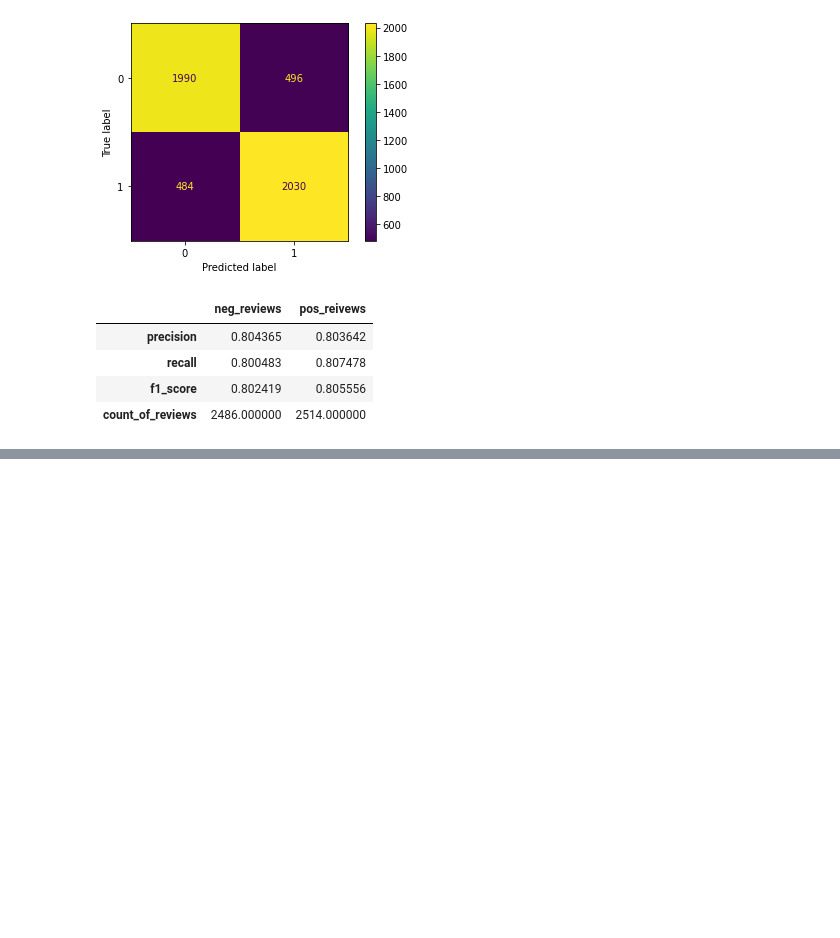
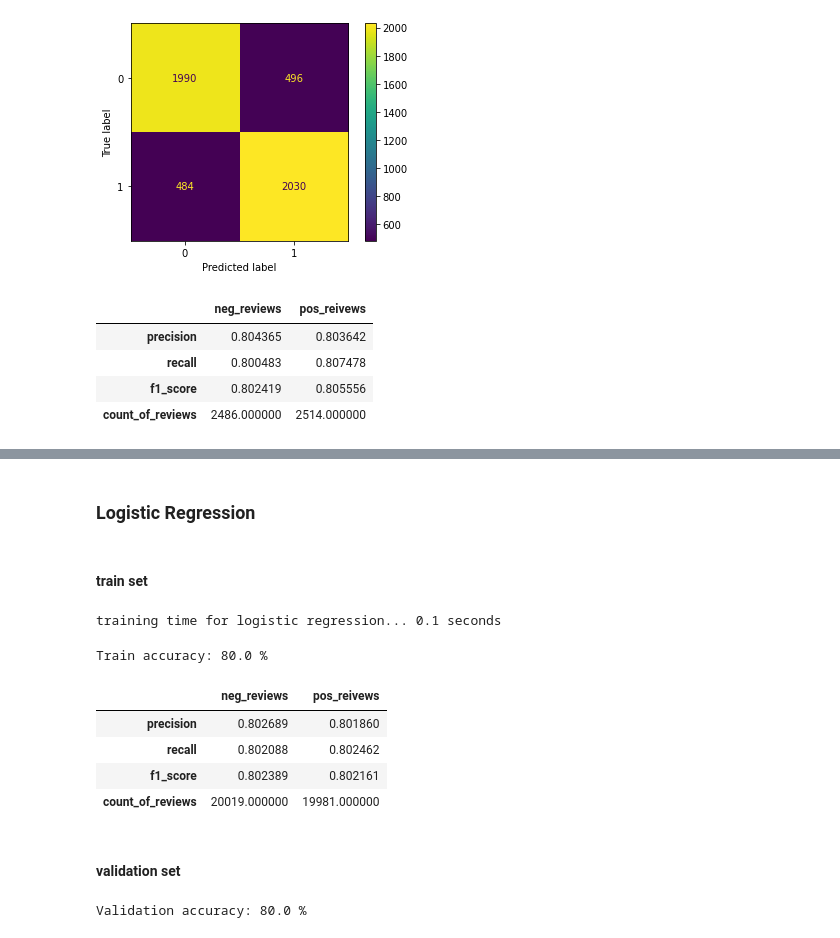
Before and after one commit to aromatic-toast/IMDB_Sentiment_Analysis, a Jupyter notebook: d2v_modelling.ipynb, the cells around one changed output, grey strips where cells are left out. Saved outputs shown, nothing was run; the diff lists cells and outputs as text; code cells hidden in the pictures; blank space fills up the shorter version.

Commit message:
tried logistic regression on the version 2 and 3 of the doc2vec model

```diff
--- a/d2v_modelling.ipynb
+++ b/d2v_modelling.ipynb
@@ -261,0 +275,34 @@ Compared to `SVC` it is performing quite a bit worse in general but again hyperp
+# %% [markdown]
+### Logistic Regression
+# %% [markdown]
+#### train set
+# %%
+start = time()
+lr = LogisticRegression(random_state=0).fit(X_train, y_train)
+stop = time()
+print("training time for logistic regression... {} seconds".format(round(stop - start, 2)))
+# %% [output]
+training time for logistic regression... 0.1 seconds
+# %%
+acc = round(lr.score(X_train, y_train), 2)*100
+print('Train accuracy: {} %'.format(acc))
+# %% [output]
+Train accuracy: 80.0 %
+# %%
+# get model predictions
+y_pred = lr.predict(X_train)
+metrics = precision_recall_fscore_support(y_true=y_train, y_pred=y_pred)
+imdb.display_metrics(metrics)
+# %% [output]
+|  | neg_reviews | pos_reivews |
+| precision | 0.802689 | 0.801860 |
+| recall | 0.802088 | 0.802462 |
+| f1_score | 0.802389 | 0.802161 |
+| count_of_reviews | 20019.000000 | 19981.000000 |
+# %% [markdown]
+#### validation set
+# %%
+acc = round(lr.score(X_valid, y_valid), 2)*100
+print('Validation accuracy: {} %'.format(acc))
+# %% [output]
+Validation accuracy: 80.0 %
```
Also changed, not shown: parts of 28 cells of this notebook.
